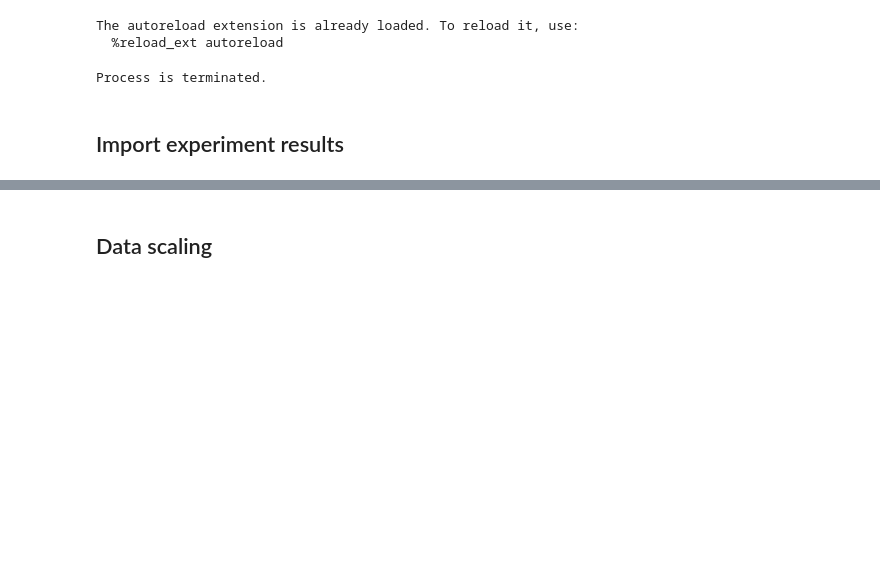
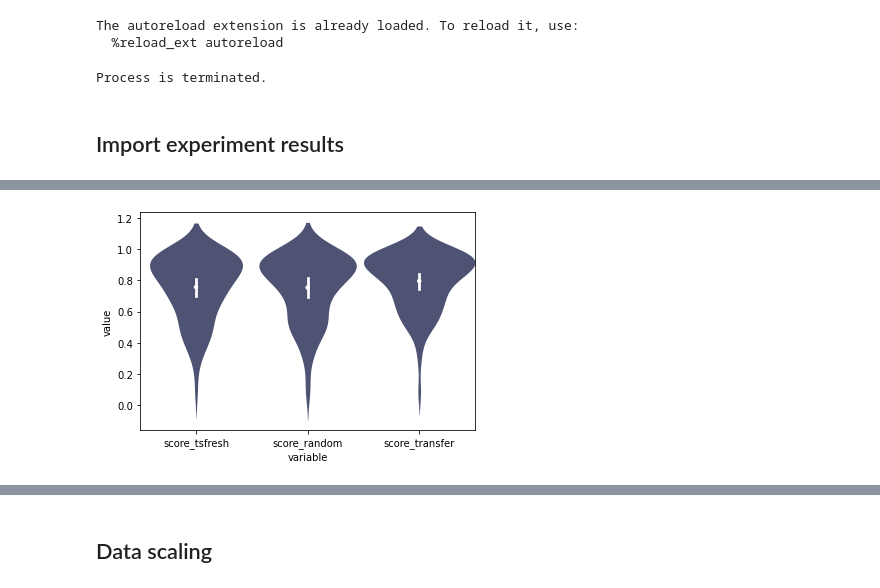
Before and after one commit to williamgilpin/dysts, a Jupyter notebook: benchmarks/transfer_learning.ipynb, the cells around one changed output, grey strips where cells are left out. Cells and saved outputs as stored; diff of their text form; code cells hidden in the pictures; blank space fills up the shorter version.

```diff
--- a/benchmarks/transfer_learning.ipynb
+++ b/benchmarks/transfer_learning.ipynb
@@ -94,0 +68,20 @@ TypeError: list indices must be integers or slices, not list
+# %%
+
+data_long = pd.melt(data, value_vars=model_names)
+ax = sns.violinplot(data=data_long,  x="variable", y="value",
+              linewidth=0, size=3, alpha=0.1, split=True,
+                    width=1,
+                    order=model_names,
+                    scale="area", inner=None,
+                    color=[71/255., 78/255., 123/255.],
+                   )
+
+ax = sns.pointplot(data=data_long, x="variable", y="value",
+                   order=model_names,
+              linewidth=0,
+                   size=0.1,
+                   scale = 0.5,
+                   palette={ "w"},
+                   join=False, ci=99)
+# %% [output]
+[figure, added]
```
Also changed, not shown: parts of 10 cells of this notebook, 12 other files.
